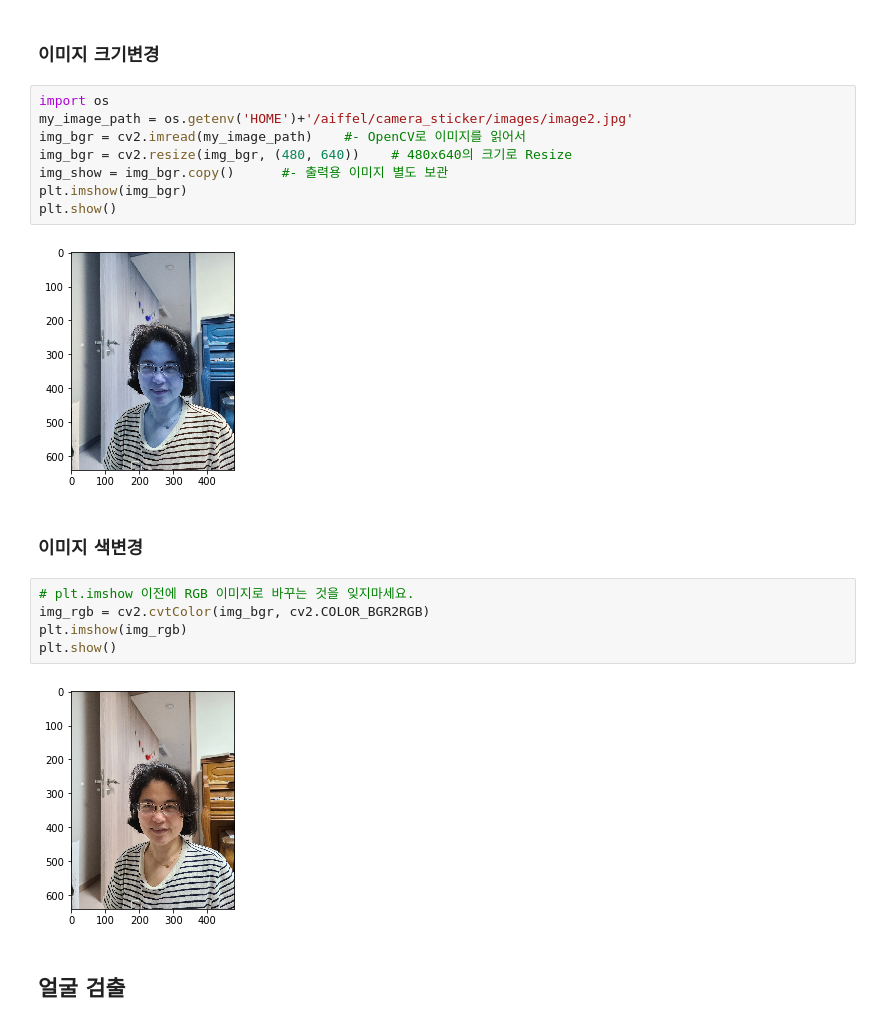
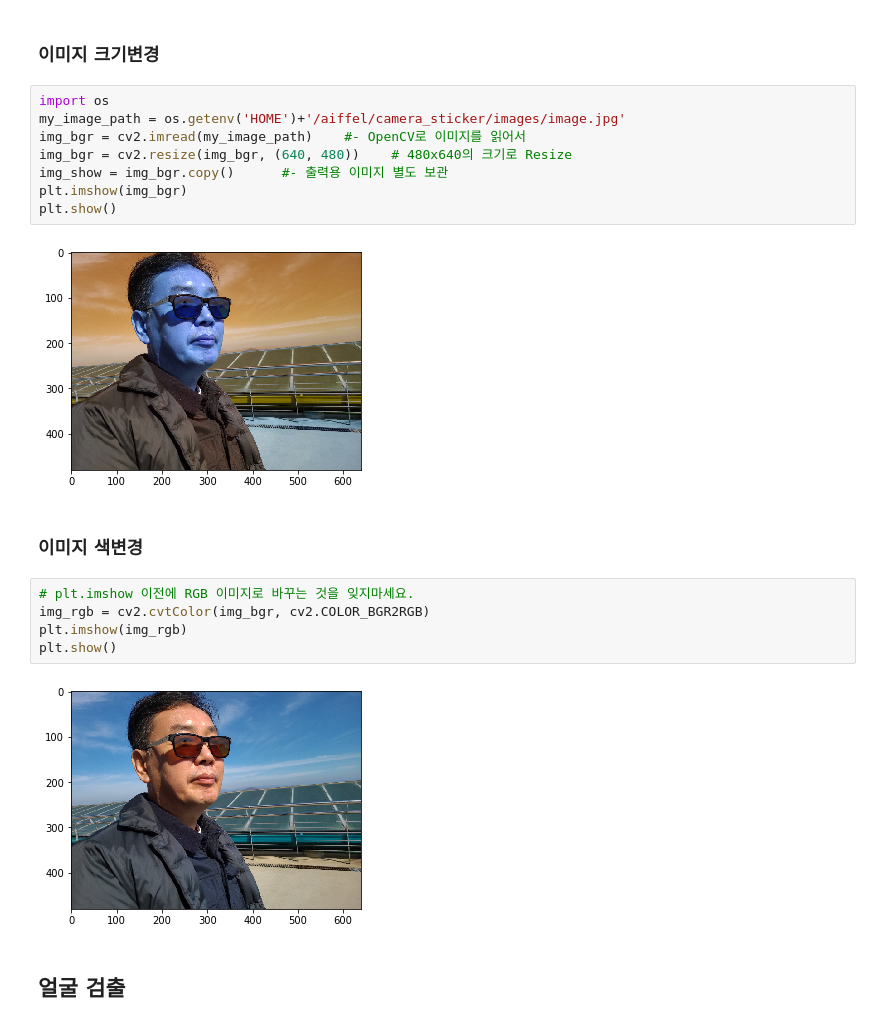
Before and after one commit to chemicalappendorf/mini_project1, a Jupyter notebook: [E03]sticker.ipynb, the cells around one changed output. Saved outputs shown, nothing was run; the diff lists cells and outputs as text.

```diff
--- a/[E03]sticker.ipynb
+++ b/[E03]sticker.ipynb
@@ -24,14 +24,14 @@ print("🌫🛸")
 ### 이미지 크기변경
 # %%
 import os
-my_image_path = os.getenv('HOME')+'/aiffel/camera_sticker/images/image2.jpg'
+my_image_path = os.getenv('HOME')+'/aiffel/camera_sticker/images/image.jpg'
 img_bgr = cv2.imread(my_image_path)    #- OpenCV로 이미지를 읽어서
-img_bgr = cv2.resize(img_bgr, (480, 640))    # 480x640의 크기로 Resize
+img_bgr = cv2.resize(img_bgr, (640, 480))    # 480x640의 크기로 Resize
 img_show = img_bgr.copy()      #- 출력용 이미지 별도 보관
 plt.imshow(img_bgr)
 plt.show()
 # %% [output]
-[figure, old version]
+[figure, new version]
 # %% [markdown]
 ### 이미지 색변경
 # %%
@@ -40,7 +40,7 @@ img_rgb = cv2.cvtColor(img_bgr, cv2.COLOR_BGR2RGB)
 plt.imshow(img_rgb)
 plt.show()
 # %% [output]
-[figure, old version]
+[figure, new version]
 # %% [markdown]
 ## 얼굴 검출
 # %%
```
Also changed, not shown: parts of 9 cells of this notebook.
